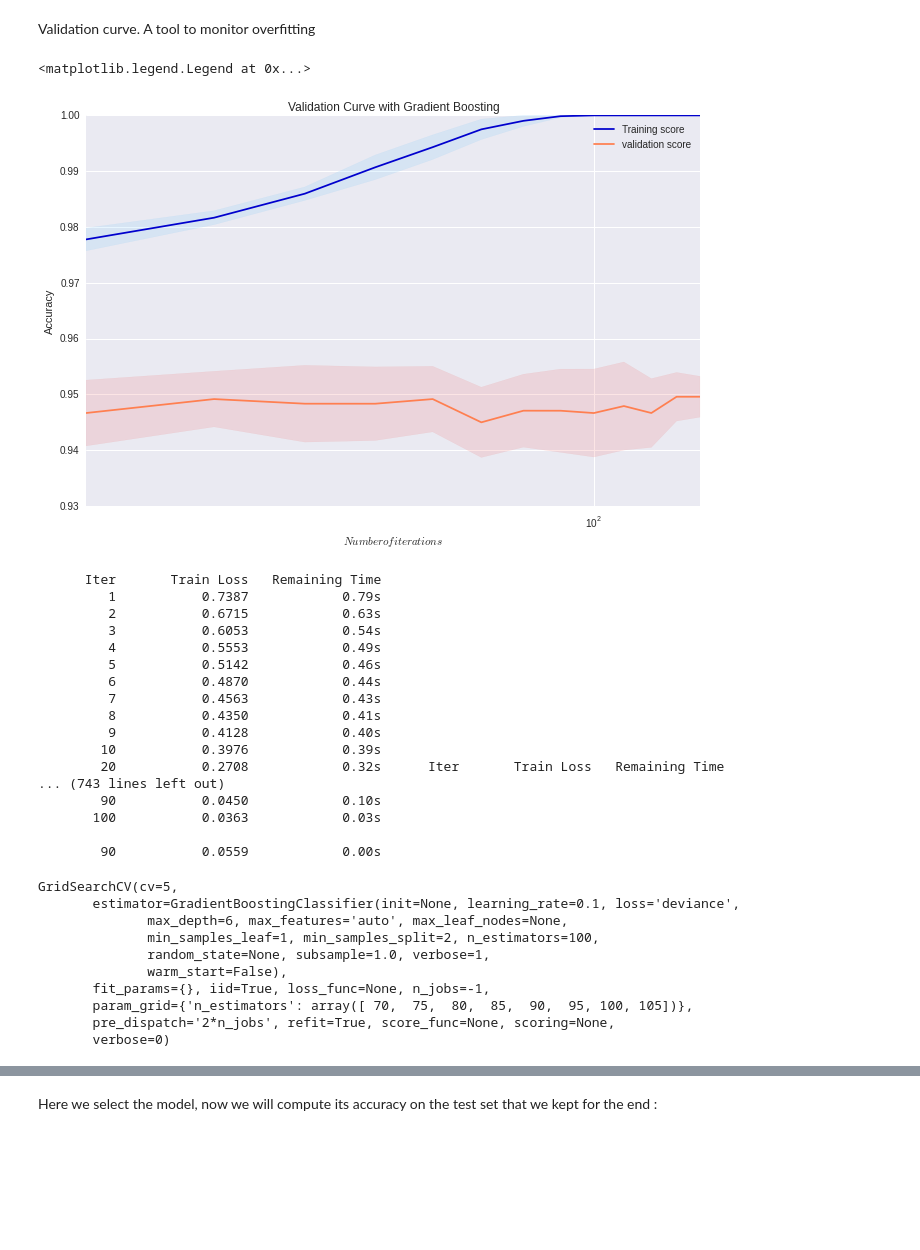
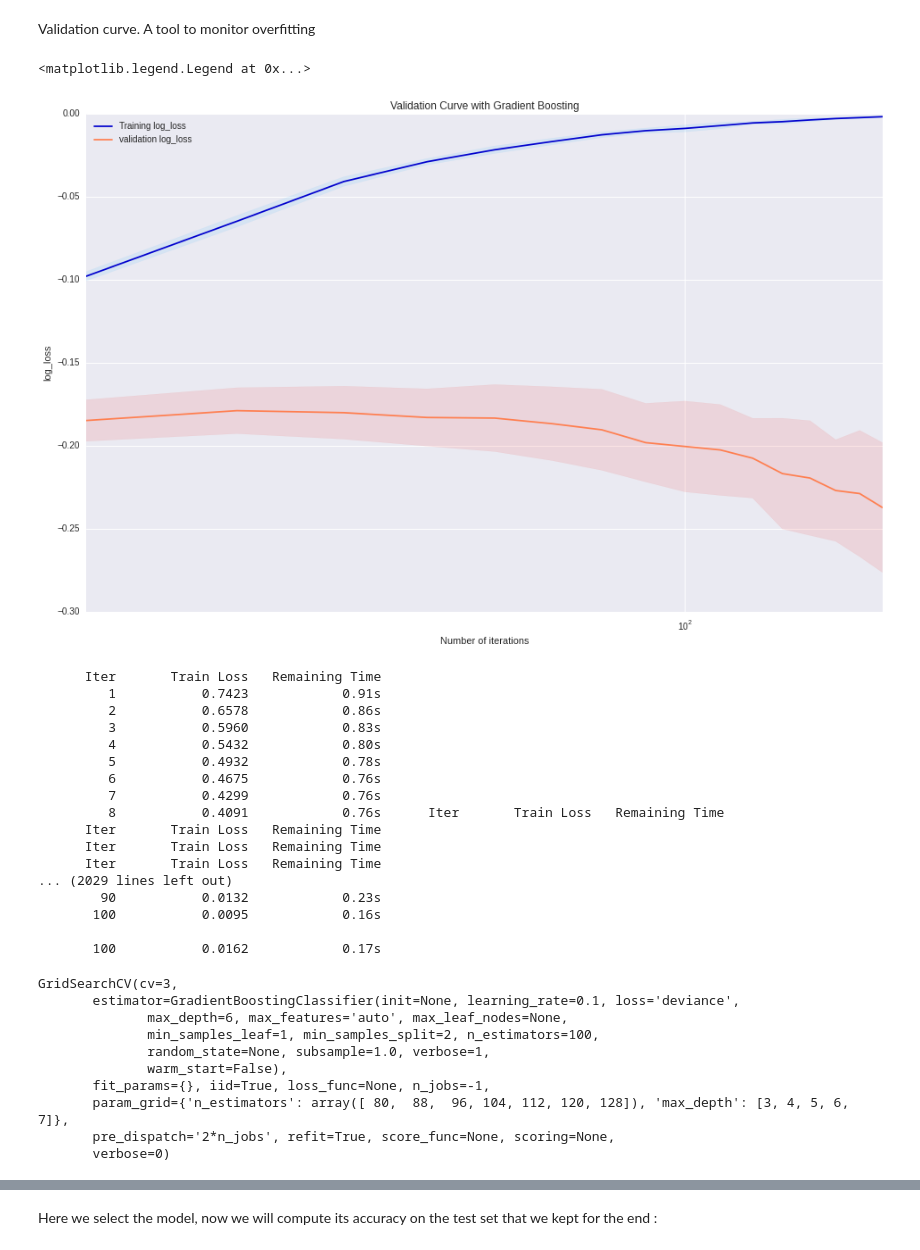
Before and after one commit to grapesonwang/churn_telecom, a Jupyter notebook: GradientBoosting_churn.ipynb, the cells around one changed output, grey strips where cells are left out. Saved outputs shown, nothing was run; the diff lists cells and outputs as text; code cells hidden in the pictures; blank space fills up the shorter version.

```diff
--- a/GradientBoosting_churn.ipynb
+++ b/GradientBoosting_churn.ipynb
@@ -185,8 +185,8 @@ importance_s.plot(kind='barh', color='darkblue', figsize=FIG_SIZE)
 # %% [markdown]
 Validation curve. A tool to monitor overfitting
 # %%
-param_range = np.arange(20, 150, 10)
-metric = 'accuracy'
+param_range = np.arange(20, 180, 10)
+metric = 'log_loss'
 training_scores, validation_scores = validation_curve(GradientBoostingClassifier(max_depth=6),
                                                       X_train, y_train,
                                                       "n_estimators", param_range,
@@ -195,55 +195,54 @@ training_scores, validation_scores = validation_curve(GradientBoostingClassifier
 # %%
 training_scores_mean = np.mean(training_scores, axis=1)
 training_scores_std = np.std(training_scores, axis=1)
 validation_scores_mean = np.mean(validation_scores, axis=1)
 validation_scores_std = np.std(validation_scores, axis=1)
 plt.figure(num=None, figsize=FIG_SIZE, dpi=600, facecolor='w', edgecolor='k')
 plt.title("Validation Curve with Gradient Boosting")
-plt.xlabel("$Number of iterations$")
-plt.ylabel("Accuracy")
+plt.xlabel("Number of iterations")
+plt.ylabel(metric)
 plt.xlim(np.min(param_range), np.max(param_range))
-plt.ylim(0.93, 1)
-plt.semilogx(param_range, training_scores_mean, label="Training score", color="mediumblue")
+plt.semilogx(param_range, training_scores_mean, label="Training " + metric, color="mediumblue")
 plt.fill_between(param_range, training_scores_mean - training_scores_std,
                  training_scores_mean + training_scores_std, alpha=0.2, color="lightskyblue")
-plt.semilogx(param_range, validation_scores_mean, label="validation score",
+plt.semilogx(param_range, validation_scores_mean, label="validation " + metric,
              color="coral")
 plt.fill_between(param_range, validation_scores_mean - validation_scores_std,
                  validation_scores_mean + validation_scores_std, alpha=0.2, color="lightcoral")
 plt.legend(loc="best")
 # %% [output]
 <matplotlib.legend.Legend at 0x...>
-[figure, old version]
+[figure, new version]
 # %%
 # grid search
-param_grid = {'n_estimators': np.arange(70, 110, 5)}
-grid_search = GridSearchCV(gb, param_grid=param_grid, cv=5, verbose=0, n_jobs=-1)
+param_grid = {'n_estimators': np.arange(80, 136, 8), 'max_depth': [3, 4, 5, 6, 7]}
+grid_search = GridSearchCV(gb, param_grid=param_grid, cv=3, verbose=0, n_jobs=-1)
 grid_search.fit(X_train, y_train)
 # %% [output]
       Iter       Train Loss   Remaining Time
-         1           0.7387            0.79s
-         2           0.6715            0.63s
-         3           0.6053            0.54s
-         4           0.5553            0.49s
-         5           0.5142            0.46s
-         6           0.4870            0.44s
-         7           0.4563            0.43s
-         8           0.4350            0.41s
-         9           0.4128            0.40s
-        10           0.3976            0.39s
-        20           0.2708            0.32s      Iter       Train Loss   Remaining Time
-... (743 lines left out)
-        90           0.0450            0.10s
-       100           0.0363            0.03s
+         1           0.7423            0.91s
+         2           0.6578            0.86s
+         3           0.5960            0.83s
+         4           0.5432            0.80s
+         5           0.4932            0.78s
+         6           0.4675            0.76s
+         7           0.4299            0.76s
+         8           0.4091            0.76s      Iter       Train Loss   Remaining Time
+      Iter       Train Loss   Remaining Time
+      Iter       Train Loss   Remaining Time
+      Iter       Train Loss   Remaining Time
+... (2029 lines left out)
+        90           0.0132            0.23s
+       100           0.0095            0.16s
 
-        90           0.0559            0.00s
+       100           0.0162            0.17s
-GridSearchCV(cv=5,
+GridSearchCV(cv=3,
        estimator=GradientBoostingClassifier(init=None, learning_rate=0.1, loss='deviance',
               max_depth=6, max_features='auto', max_leaf_nodes=None,
               min_samples_leaf=1, min_samples_split=2, n_estimators=100,
               random_state=None, subsample=1.0, verbose=1,
               warm_start=False),
        fit_params={}, iid=True, loss_func=None, n_jobs=-1,
-       param_grid={'n_estimators': array([ 70,  75,  80,  85,  90,  95, 100, 105])},
+       param_grid={'n_estimators': array([ 80,  88,  96, 104, 112, 120, 128]), 'max_depth': [3, 4, 5, 6, 7]},
        pre_dispatch='2*n_jobs', refit=True, score_func=None, scoring=None,
        verbose=0)
```
Also changed, not shown: parts of 8 cells of this notebook, 3 other files.
